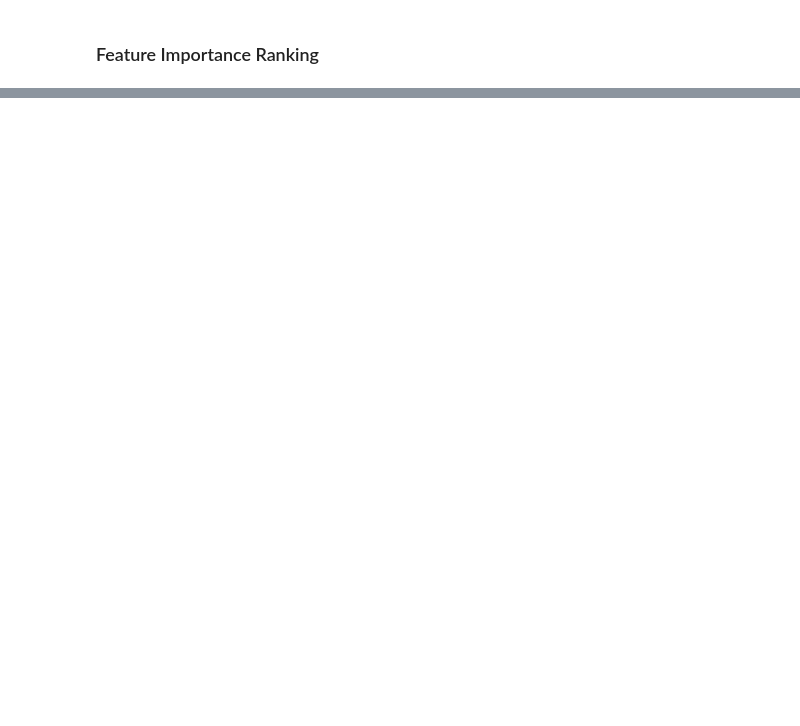
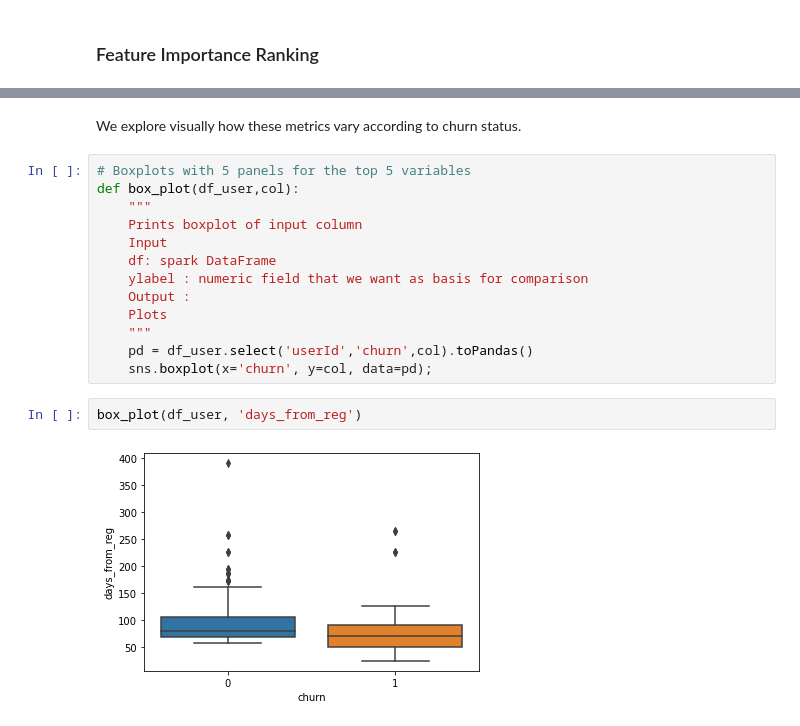
Before and after one commit to noemistatcat/Sparkify-Capstone-Project, a Jupyter notebook: Sparkify.ipynb, the cells around one changed output, grey strips where cells are left out. Drawn from its saved outputs; the diff is of its cells as text; blank space fills up the shorter version.

```diff
--- a/Sparkify.ipynb
+++ b/Sparkify.ipynb
@@ -520,0 +561,19 @@ Clean up your code, adding comments and renaming variables to make the code easi
+# %% [markdown]
+We explore visually how these metrics vary according to churn status.
+# %%
+# Boxplots with 5 panels for the top 5 variables
+def box_plot(df_user,col):
+    """
+    Prints boxplot of input column
+    Input
+    df: spark DataFrame
+    ylabel : numeric field that we want as basis for comparison
+    Output :
+    Plots
+    """
+    pd = df_user.select('userId','churn',col).toPandas()
+    sns.boxplot(x='churn', y=col, data=pd);
+# %%
+box_plot(df_user, 'days_from_reg')
+# %% [output]
+[figure, added]
```
Also changed, not shown: parts of 52 cells of this notebook.
